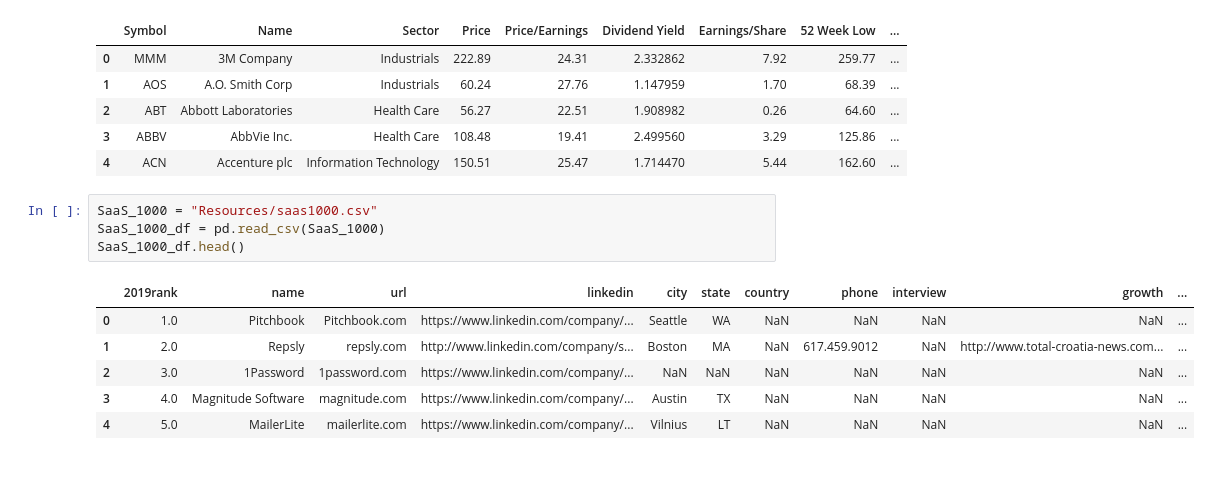
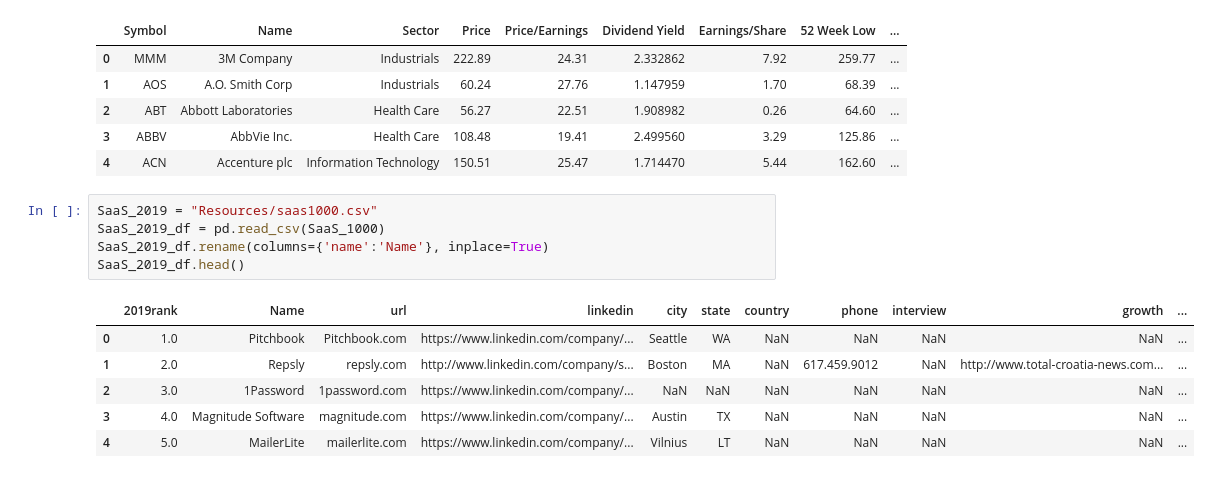
Before and after one commit to mpg33/ETL_Project, a Jupyter notebook: ETL_Project.ipynb, the cells around one changed output. Drawn from its saved outputs; the diff is of its cells as text.

```diff
--- a/ETL_Project.ipynb
+++ b/ETL_Project.ipynb
@@ -59,11 +70,12 @@ SP_500_df.head()
 | 3 | ABBV | AbbVie Inc. | Health Care | 108.48 | 19.41 | 2.499560 | 3.29 | 125.86 | ... |
 | 4 | ACN | Accenture plc | Information Technology | 150.51 | 25.47 | 1.714470 | 5.44 | 162.60 | ... |
 # %%
-SaaS_1000 = "Resources/saas1000.csv"
-SaaS_1000_df = pd.read_csv(SaaS_1000)
-SaaS_1000_df.head()
+SaaS_2019 = "Resources/saas1000.csv"
+SaaS_2019_df = pd.read_csv(SaaS_1000)
+SaaS_2019_df.rename(columns={'name':'Name'}, inplace=True)
+SaaS_2019_df.head()
 # %% [output]
-|  | 2019rank | name | url | linkedin | city | state | country | phone | interview | growth | ... |
+|  | 2019rank | Name | url | linkedin | city | state | country | phone | interview | growth | ... |
 | 0 | 1.0 | Pitchbook | Pitchbook.com | https://www.linkedin.com/company/... | Seattle | WA | NaN | NaN | NaN | NaN | ... |
 | 1 | 2.0 | Repsly | repsly.com | http://www.linkedin.com/company/s... | Boston | MA | NaN | 617.459.9012 | NaN | http://www.total-croatia-news.com... | ... |
 | 2 | 3.0 | 1Password | 1password.com | https://www.linkedin.com/company/... | NaN | NaN | NaN | NaN | NaN | NaN | ... |
```
Also changed, not shown: parts of 10 cells of this notebook, 1 other file.
